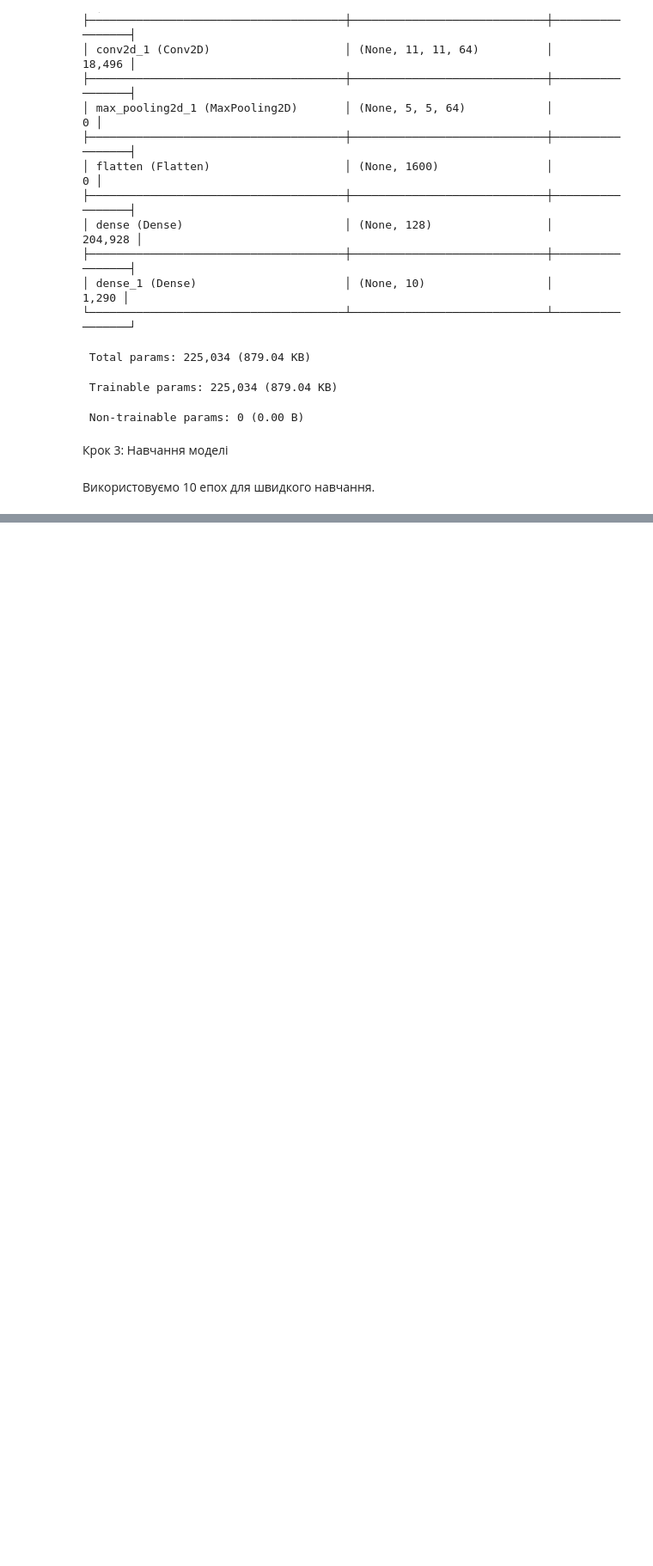
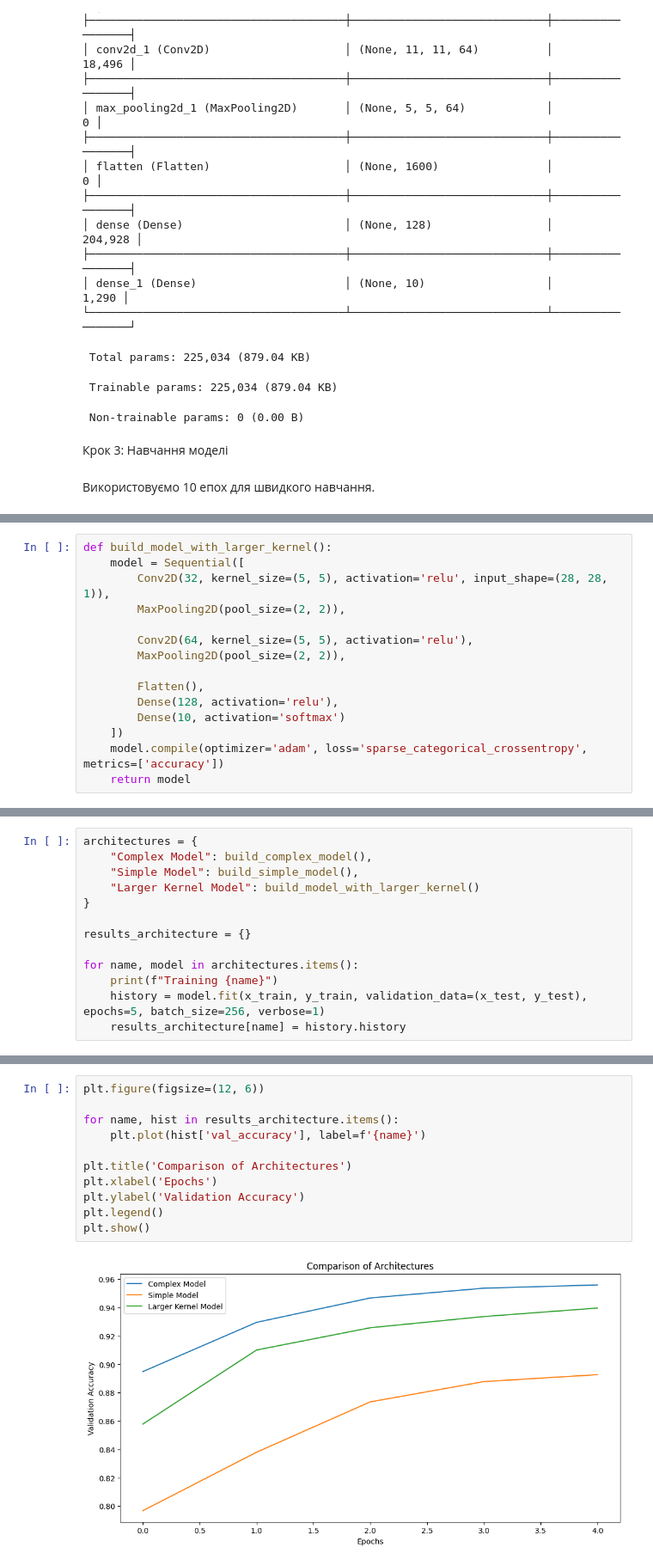
Before and after one commit to kurkur19/Neural_networks_Al_Khmuz_BS_25, a Jupyter notebook: 6lab_NN_Al_Khmuz_BS_25.ipynb, the cells around one changed output, grey strips where cells are left out. Shown: that part at 86% size. Cells and saved outputs as stored; diff of their text form; blank space fills up the shorter version.

```diff
--- a/6lab_NN_Al_Khmuz_BS_25.ipynb
+++ b/6lab_NN_Al_Khmuz_BS_25.ipynb
@@ -205,0 +447,15 @@ Epoch 6/10
+# %%
+def build_model_with_larger_kernel():
+    model = Sequential([
+        Conv2D(32, kernel_size=(5, 5), activation='relu', input_shape=(28, 28, 1)),
+        MaxPooling2D(pool_size=(2, 2)),
+
+        Conv2D(64, kernel_size=(5, 5), activation='relu'),
+        MaxPooling2D(pool_size=(2, 2)),
+
+        Flatten(),
+        Dense(128, activation='relu'),
+        Dense(10, activation='softmax')
+    ])
+    model.compile(optimizer='adam', loss='sparse_categorical_crossentropy', metrics=['accuracy'])
+    return model
@@ -205,0 +466,13 @@ Epoch 6/10
+# %%
+architectures = {
+    "Complex Model": build_complex_model(),
+    "Simple Model": build_simple_model(),
+    "Larger Kernel Model": build_model_with_larger_kernel()
+}
+
+results_architecture = {}
+
+for name, model in architectures.items():
+    print(f"Training {name}")
+    history = model.fit(x_train, y_train, validation_data=(x_test, y_test), epochs=5, batch_size=256, verbose=1)
+    results_architecture[name] = history.history
@@ -205,0 +497,13 @@ Epoch 6/10
+# %%
+plt.figure(figsize=(12, 6))
+
+for name, hist in results_architecture.items():
+    plt.plot(hist['val_accuracy'], label=f'{name}')
+
+plt.title('Comparison of Architectures')
+plt.xlabel('Epochs')
+plt.ylabel('Validation Accuracy')
+plt.legend()
+plt.show()
+# %% [output]
+[figure, added]
```
Also changed, not shown: parts of 45 cells of this notebook.
